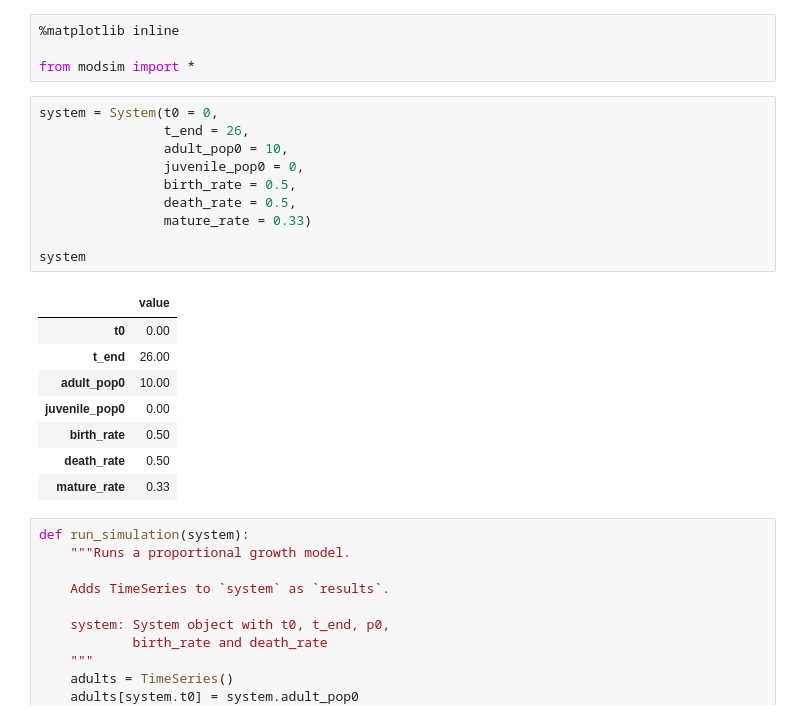
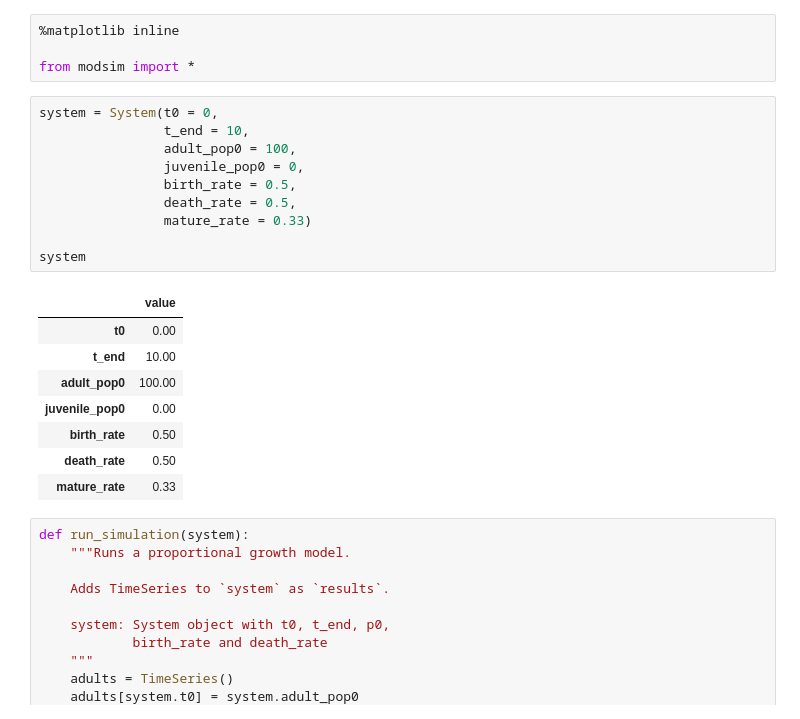
Before and after one commit to ASHSWAN1999/ModSimPy, a Jupyter notebook: code/Project1.ipynb, the cells around one changed output. Cells and saved outputs as stored; diff of their text form.

```diff
--- a/code/Project1.ipynb
+++ b/code/Project1.ipynb
@@ -12,19 +12,19 @@ License: [Creative Commons Attribution 4.0 International](https://creativecommon
 from modsim import *
 # %%
 system = System(t0 = 0,
-                t_end = 26,
-                adult_pop0 = 10,
+                t_end = 10,
+                adult_pop0 = 100,
                 juvenile_pop0 = 0,
                 birth_rate = 0.5,
                 death_rate = 0.5,
                 mature_rate = 0.33)
 
 system
 # %% [output]
 |  | value |
 | t0 | 0.00 |
-| t_end | 26.00 |
-| adult_pop0 | 10.00 |
+| t_end | 10.00 |
+| adult_pop0 | 100.00 |
 | juvenile_pop0 | 0.00 |
 | birth_rate | 0.50 |
 | death_rate | 0.50 |
```
Also changed, not shown: parts of 10 cells of this notebook, 8 other files.
